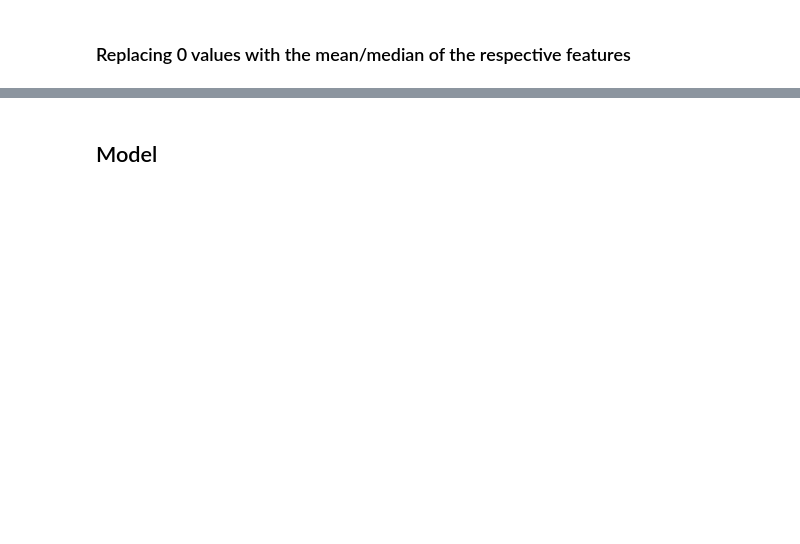
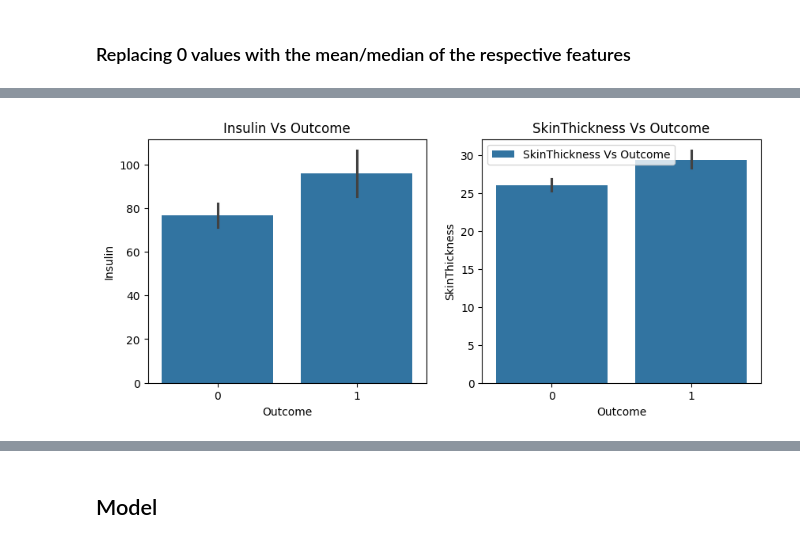
Before and after one commit to CodeByD3v/ML-Experiments, a Jupyter notebook: Diabetes Prediction/notebook/diabetes-prediction-model.ipynb, the cells around one changed output, grey strips where cells are left out. Drawn from its saved outputs; the diff is of its cells as text; code cells hidden in the pictures; blank space fills up the shorter version.

```diff
--- a/Diabetes Prediction/notebook/diabetes-prediction-model.ipynb
+++ b/Diabetes Prediction/notebook/diabetes-prediction-model.ipynb
@@ -131,0 +171,13 @@ plt.show()
+# %%
+# Visualizing the Insulin & SkinThickness Both are weekly correlatied
+# Even though DiabetesPedigreeFunction (Important Feature) is weekly correlated but greater than Insulin and SkinThickness
+plt.figure(figsize = (10 , 4))
+plt.subplot(1 , 2 , 1)
+sns.barplot(x = df["Outcome"] , y = df["Insulin"] , data = df)
+plt.title("Insulin Vs Outcome")
+plt.subplot(1 , 2 , 2)
+sns.barplot(x = df["Outcome"] , y = df["SkinThickness"] , data = df ,label = "SkinThickness Vs Outcome")
+plt.title("SkinThickness Vs Outcome")
+plt.show()
+# %% [output]
+[figure, added]
```
Also changed, not shown: parts of 23 cells of this notebook.
